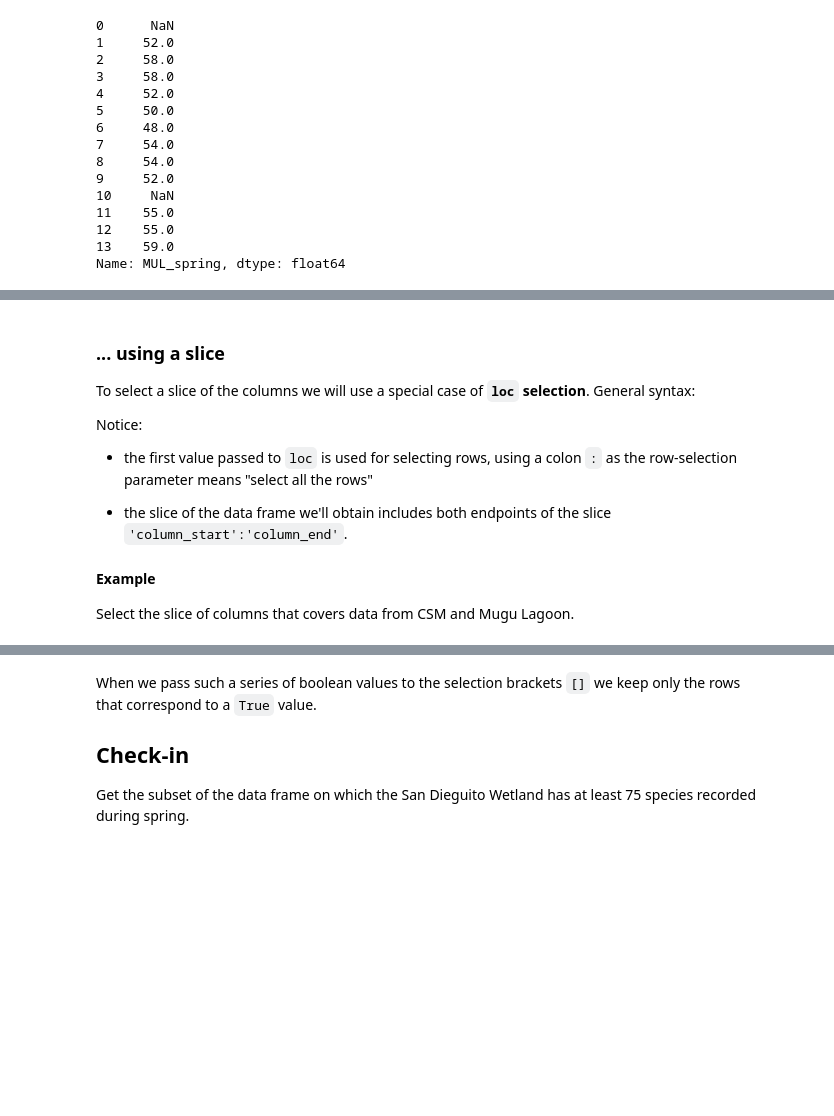
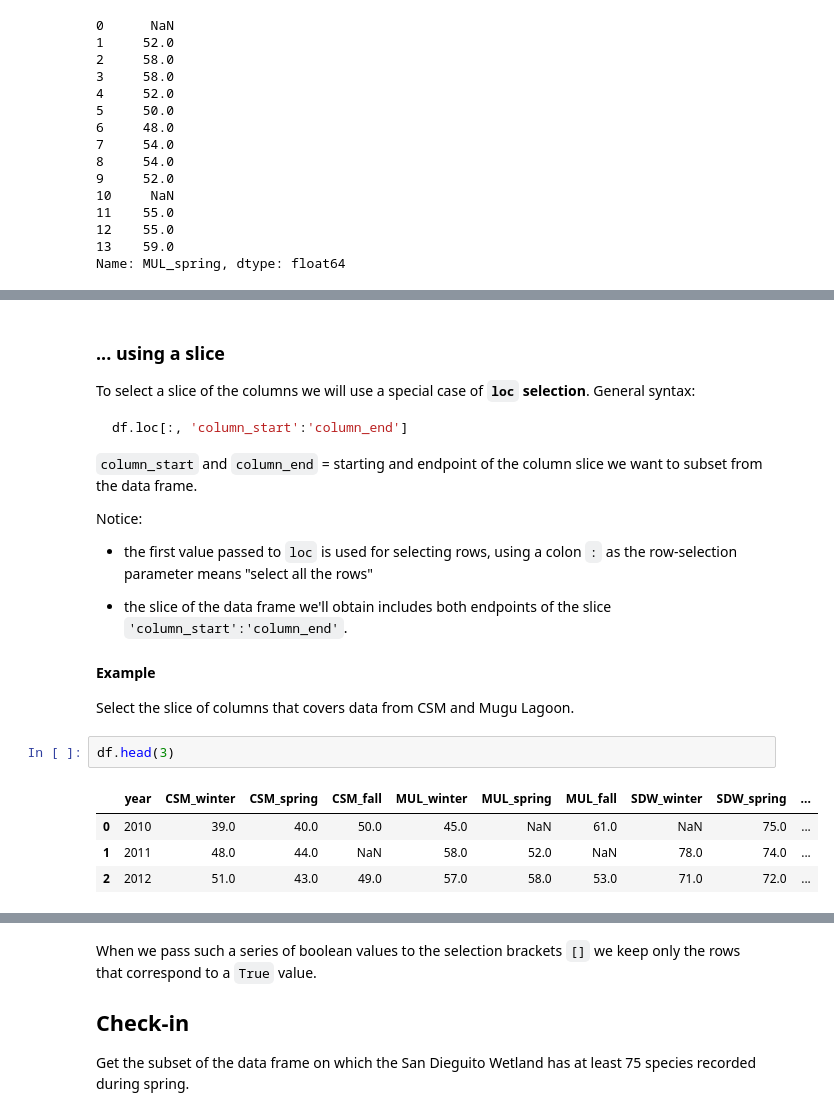
Before and after one commit to karolinasienko/eds220-in-class, a Jupyter notebook: week-1-pandas-subsetting-STUDENTS.ipynb, the cells around one changed output, grey strips where cells are left out. Drawn from its saved outputs; the diff is of its cells as text; blank space fills up the shorter version.

````diff
--- a/week-1-pandas-subsetting-STUDENTS.ipynb
+++ b/week-1-pandas-subsetting-STUDENTS.ipynb
@@ -199,6 +236,12 @@ What is the type and shape of the `tje_wf` output? Verify your answer.
 ### ... using a slice
 
 To select a slice of the columns we will use a special case of **`loc` selection**. General syntax:
+
+```python
+df.loc[:, 'column_start':'column_end']
+```
+
+`column_start` and `column_end` = starting and endpoint of the column slice we want to subset from the data frame.
 
 Notice:
 
@@ -210,3 +253,10 @@ Notice:
 #### Example
 
 Select the slice of columns that covers data from CSM and Mugu Lagoon.
+# %%
+df.head(3)
+# %% [output]
+|  | year | CSM_winter | CSM_spring | CSM_fall | MUL_winter | MUL_spring | MUL_fall | SDW_winter | SDW_spring | ... |
+| 0 | 2010 | 39.0 | 40.0 | 50.0 | 45.0 | NaN | 61.0 | NaN | 75.0 | ... |
+| 1 | 2011 | 48.0 | 44.0 | NaN | 58.0 | 52.0 | NaN | 78.0 | 74.0 | ... |
+| 2 | 2012 | 51.0 | 43.0 | 49.0 | 57.0 | 58.0 | 53.0 | 71.0 | 72.0 | ... |
````
Also changed, not shown: parts of 25 cells of this notebook.
